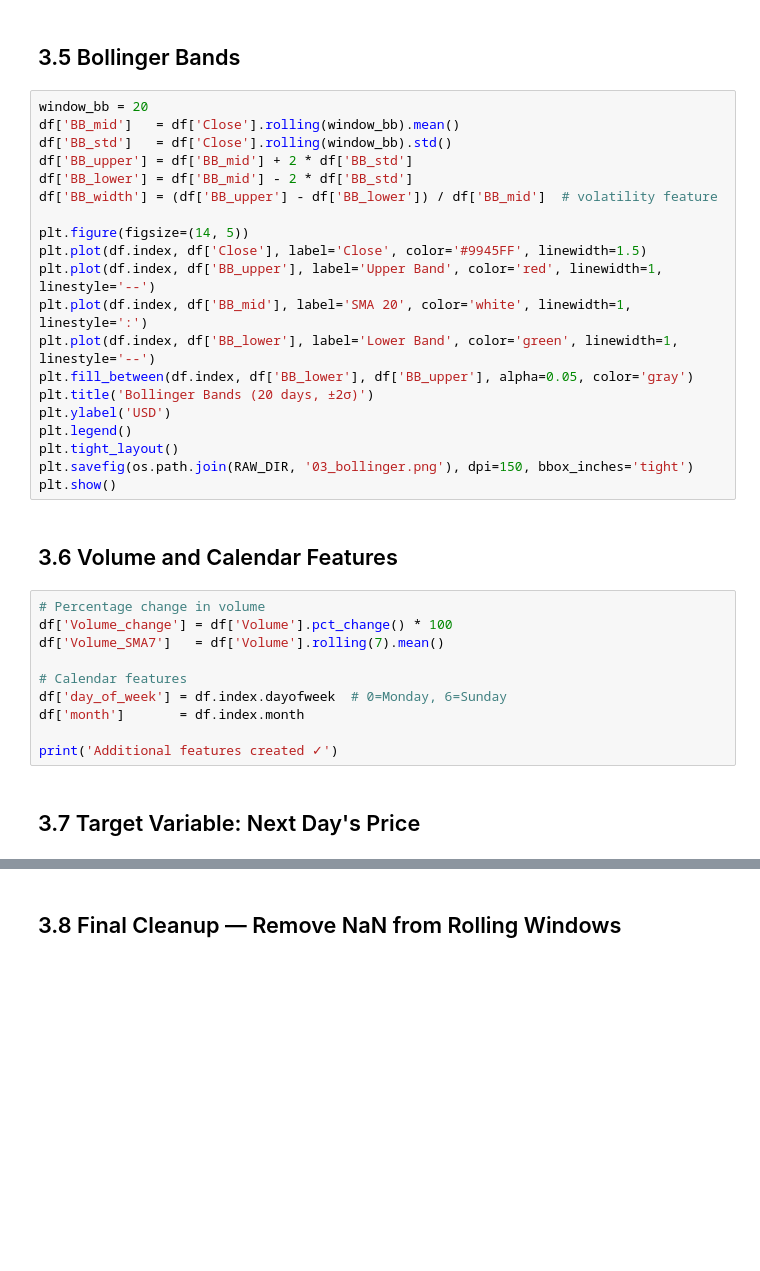
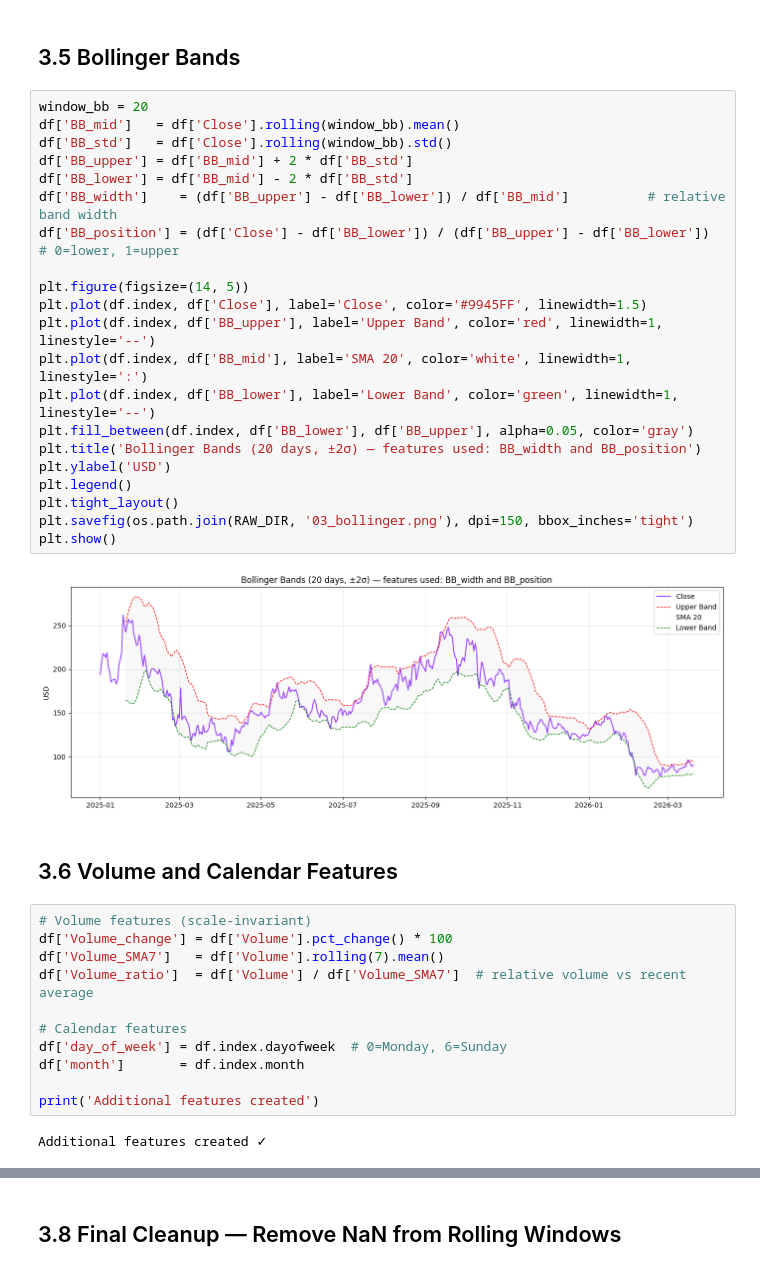
Before and after one commit to cronaline/sol-price-predictor, a Jupyter notebook: notebooks/03_feature_engineering.ipynb, the cells around one changed output, grey strips where cells are left out. Cells and saved outputs as stored; diff of their text form; blank space fills up the shorter version.

```diff
--- a/notebooks/03_feature_engineering.ipynb
+++ b/notebooks/03_feature_engineering.ipynb
@@ -137,34 +172,38 @@ plt.show()
 # %%
 window_bb = 20
 df['BB_mid']   = df['Close'].rolling(window_bb).mean()
 df['BB_std']   = df['Close'].rolling(window_bb).std()
 df['BB_upper'] = df['BB_mid'] + 2 * df['BB_std']
 df['BB_lower'] = df['BB_mid'] - 2 * df['BB_std']
-df['BB_width'] = (df['BB_upper'] - df['BB_lower']) / df['BB_mid']  # volatility feature
+df['BB_width']    = (df['BB_upper'] - df['BB_lower']) / df['BB_mid']          # relative band width
+df['BB_position'] = (df['Close'] - df['BB_lower']) / (df['BB_upper'] - df['BB_lower'])  # 0=lower, 1=upper
 
 plt.figure(figsize=(14, 5))
 plt.plot(df.index, df['Close'], label='Close', color='#9945FF', linewidth=1.5)
 plt.plot(df.index, df['BB_upper'], label='Upper Band', color='red', linewidth=1, linestyle='--')
 plt.plot(df.index, df['BB_mid'], label='SMA 20', color='white', linewidth=1, linestyle=':')
 plt.plot(df.index, df['BB_lower'], label='Lower Band', color='green', linewidth=1, linestyle='--')
 plt.fill_between(df.index, df['BB_lower'], df['BB_upper'], alpha=0.05, color='gray')
-plt.title('Bollinger Bands (20 days, ±2σ)')
+plt.title('Bollinger Bands (20 days, ±2σ) — features used: BB_width and BB_position')
 plt.ylabel('USD')
 plt.legend()
 plt.tight_layout()
 plt.savefig(os.path.join(RAW_DIR, '03_bollinger.png'), dpi=150, bbox_inches='tight')
 plt.show()
+# %% [output]
+[figure, added]
 # %% [markdown]
 ## 3.6 Volume and Calendar Features
 # %%
-# Percentage change in volume
+# Volume features (scale-invariant)
 df['Volume_change'] = df['Volume'].pct_change() * 100
 df['Volume_SMA7']   = df['Volume'].rolling(7).mean()
+df['Volume_ratio']  = df['Volume'] / df['Volume_SMA7']  # relative volume vs recent average
 
 # Calendar features
 df['day_of_week'] = df.index.dayofweek  # 0=Monday, 6=Sunday
 df['month']       = df.index.month
 
-print('Additional features created ✓')
+print('Additional features created')
+# %% [output]
+Additional features created ✓
-# %% [markdown]
-## 3.7 Target Variable: Next Day's Price
```
Also changed, not shown: parts of 18 cells of this notebook, 3 other files.
